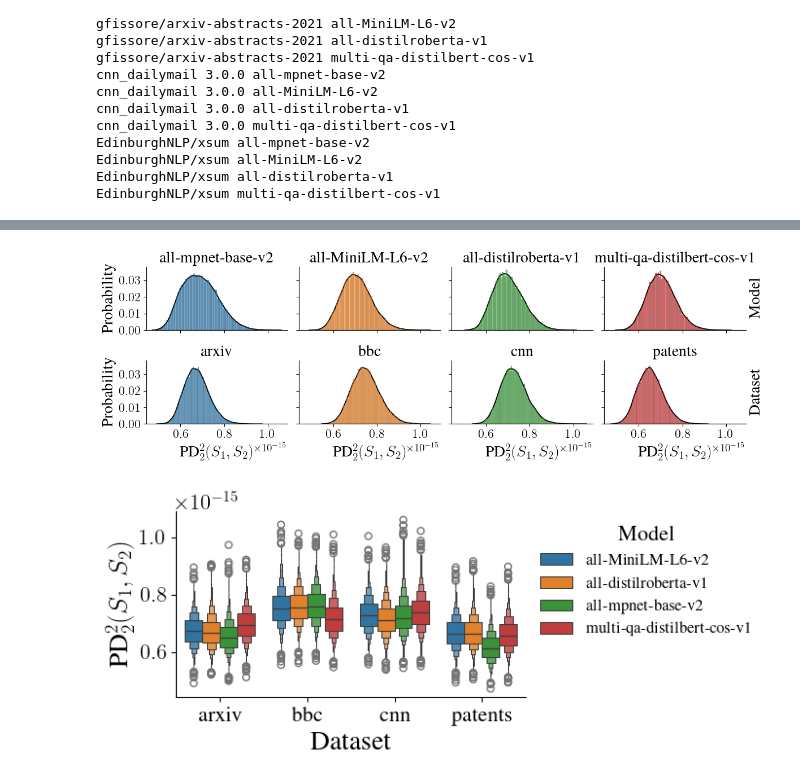
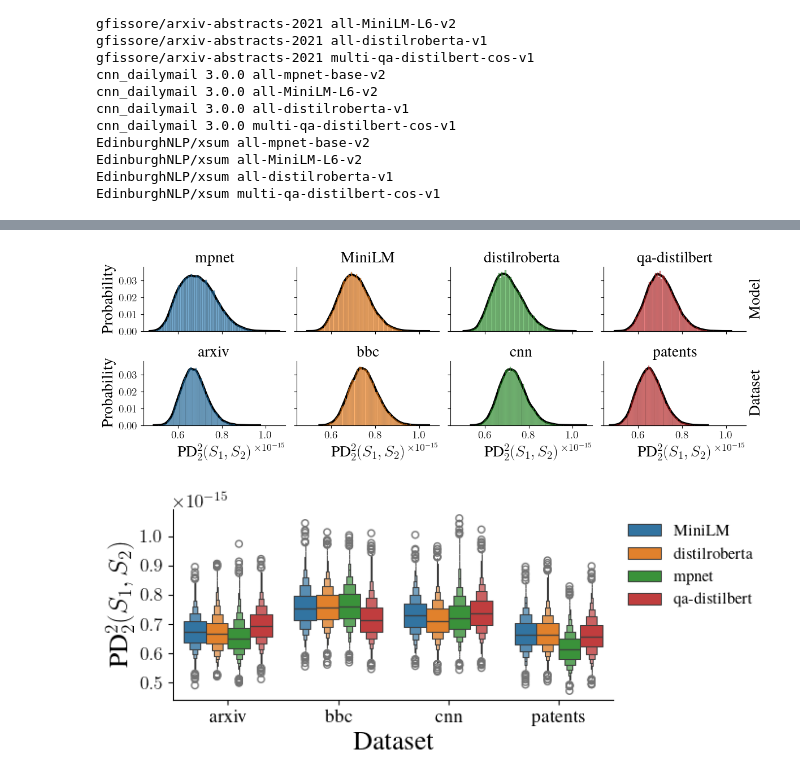
Before and after one commit to aidos-lab/Presto, a Jupyter notebook: notebooks/presto_test.ipynb, the cells around one changed output, grey strips where cells are left out. Cells and saved outputs as stored; diff of their text form; code cells hidden in the pictures.

```diff
--- a/notebooks/presto_test.ipynb
+++ b/notebooks/presto_test.ipynb
@@ -380,14 +358,15 @@ pearsonr(all_norms_df.n_samples, all_norms_df.score, alternative="less"
 fig, ax = plt.subplots(len(datasets),len(models), figsize=(len(models) * 3, len(datasets) * 3), sharey=True, sharex=True)
 for idx, model in enumerate(sorted_models):
     for idx2,dataset in enumerate(sorted_datasets):
-        landscapes = results[get_long_name(dataset)][model][16384]["landscapes"]
+        landscapes = results[get_long_name(dataset)][get_long_model_name(model)][16384]["landscapes"]
         landscape_norms_agg = [sum(np.linalg.norm(x) for x in [landscapes[0][idx], landscapes[1][idx], landscapes[2][idx]]) for idx in range(len(landscapes[0]))]
         sns.histplot(landscape_norms_agg, ax=ax[idx][idx2], stat="probability", kde=True, color="k", alpha=0.6)
         ax[idx][idx2].lines[0].set_color('crimson')
         ax[idx][idx2].lines[0].set_zorder(-1)
+        ax[idx][idx2].lines[0].set_linewidth(3)
         ax[idx][idx2].set_xlim(0,ax[idx][idx2].get_xlim()[-1])
-        ax[idx][idx2].set_xlabel(r"$\sum_{i=0}^2\lVert L_i \rVert_2$", fontsize=label_fontsize)
-        ax[idx][idx2].set_ylabel("Probability", fontsize=label_fontsize)
+        ax[idx][idx2].set_xlabel(r"$\sum_{i=0}^2\lVert L_i \rVert_2$", fontsize=title_fontsize)
+        ax[idx][idx2].set_ylabel("Probability", fontsize=title_fontsize)
         ax[0][idx2].set_title(dataset, fontsize=title_fontsize)
         xticks = [0,0.5,1,1.5,2]
         ax[idx][idx2].set_xticks(xticks)
@@ -396,7 +375,7 @@ for idx, model in enumerate(sorted_models):
         ax[idx][idx2].set_yticks(yticks)
         ax[idx][idx2].set_yticklabels([f"{x:.2f}" for x in yticks], fontsize=label_fontsize)
     axx = ax[idx][-1].twinx()
-    axx.set_ylabel(model, fontsize=label_fontsize)
+    axx.set_ylabel(model, fontsize=title_fontsize)
     axx.set_yticks([])
 sns.despine(fig)
 plt.tight_layout()
@@ -450,6 +429,7 @@ subsampled_df = pd.DataFrame(pd.DataFrame(subsampled_scores).unstack()).reset_in
 
 ).rename({"level_0":"dataset", "level_1":"model", "level_2":"i", "level_3":"j", "level_4":"dim", 0:"score"}, axis=1)
 subsampled_df["dataset"] = subsampled_df.dataset.map(get_short_name)
+subsampled_df["model"] = subsampled_df.model.map(get_short_model_name)
 # %%
 subsampled_df_agg = subsampled_df.groupby(["dataset","model","i","j"]).agg(dict(score=sum))
 # %%
@@ -461,7 +441,7 @@ for idx,elem in enumerate(["model", "dataset"]):
     leg1 = ax[idx].get_legend()
     h1 = leg1.legend_handles
     leg1.remove()
-    ax[idx].legend(h1, sorted_datasets if elem == "dataset" else sorted_models, frameon=False, fontsize=label_fontsize, loc="upper right", borderaxespad=0)
+    ax[idx].legend(h1, sorted_datasets if elem == "dataset" else sorted_models, frameon=False, fontsize=title_fontsize, loc="upper right", borderaxespad=0)
     ax[idx].set_xlabel(r"PD"+"$^2_2(S_1,S_2)$", fontsize=title_fontsize)
     ax[idx].set_ylabel("Probability", fontsize=title_fontsize)
     offset_text = ax[idx].xaxis.get_offset_text()
@@ -503,10 +473,11 @@ for idx,elem in enumerate(["model", "dataset"]):
                      legend=False)
         ax[idx][idx2].lines[0].set_color('k')
         ax[idx][idx2].lines[0].set_zorder(-1)
+        ax[idx][idx2].lines[0].set_linewidth(3)
         ax[idx][idx2].set_xlabel(r"PD"+"$^2_2(S_1,S_2)$", fontsize=title_fontsize)
         ax[idx][idx2].set_ylabel("Probability", fontsize=title_fontsize)
         offset_text = ax[idx][idx2].xaxis.get_offset_text()
-        offset_text.set_fontsize(label_fontsize-2)
+        offset_text.set_fontsize(label_fontsize-1)
         xtls = ax[idx][idx2].get_xticklabels()
         ytls = ax[idx][idx2].get_yticklabels()
         for l in xtls + ytls:
@@ -521,18 +492,20 @@ sns.despine(fig)
 plt.tight_layout()
 plt.savefig(f"{paper_figure_path}/subsampling_presto.pdf", bbox_inches="tight", transparent=True)
 # %% [output]
-[figure, old version]
+[figure, new version]
 # %%
 fig, ax = plt.subplots(1,1,figsize=(7,3), sharey=True)
 sns.boxenplot(subsampled_df_agg, x="dataset", y="score", hue="model", ax=ax)
-ax.legend(frameon=False, bbox_to_anchor=(1,1), title="Model", fontsize=legend_fontsize, title_fontsize=label_fontsize)
+ax.legend(frameon=False, bbox_to_anchor=(1,1), fontsize=legend_fontsize,
+          #title="Model", title_fontsize=label_fontsize
+         )
 [l.set_fontsize(label_fontsize) for l in ax.get_xticklabels()]
 [l.set_fontsize(label_fontsize) for l in ax.get_yticklabels()]
 ax.yaxis.get_offset_text().set_fontsize(label_fontsize)
 ax.set_ylabel(r"PD"+"$^2_2(S_1,S_2)$", fontsize=title_fontsize)
 ax.set_xlabel("Dataset", fontsize=title_fontsize)
 sns.despine(fig)
 plt.tight_layout()
 plt.savefig(f"{paper_figure_path}/subsampling_presto_boxen.pdf", bbox_inches="tight", transparent=True)
 # %% [output]
-[figure, old version]
+[figure, new version]
```
Also changed, not shown: parts of 17 cells of this notebook, 3 other files.
